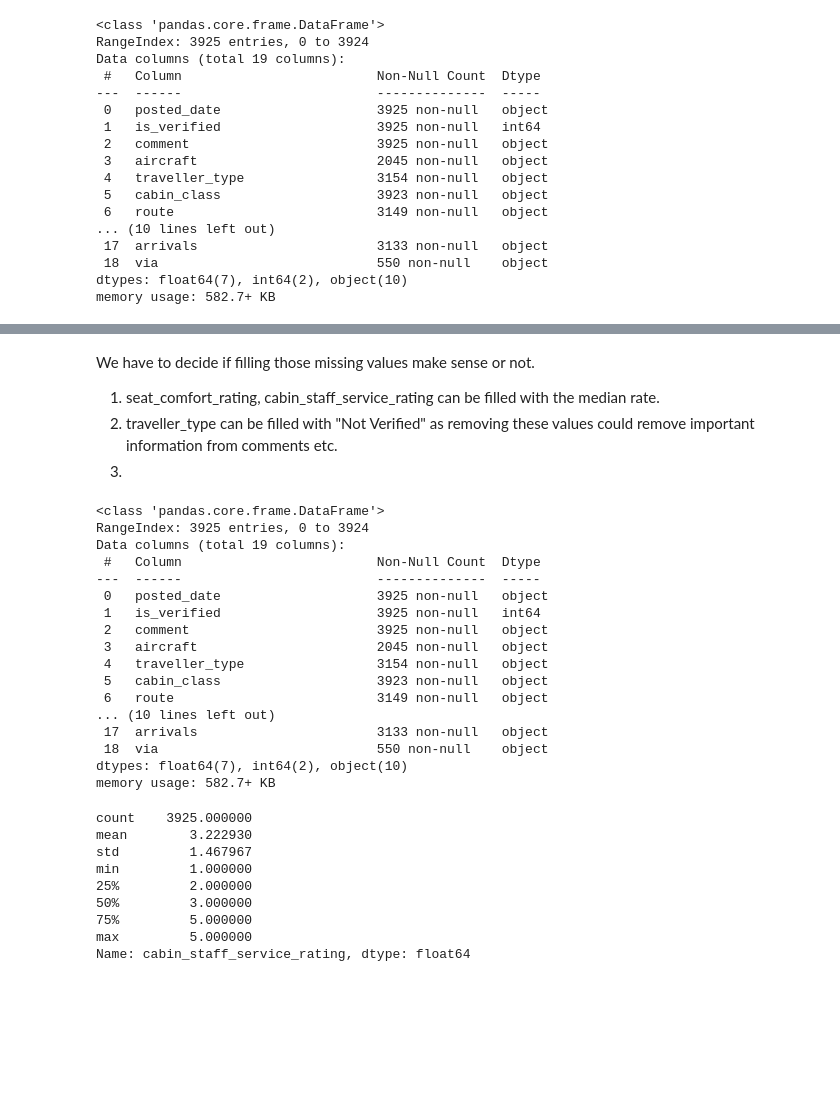
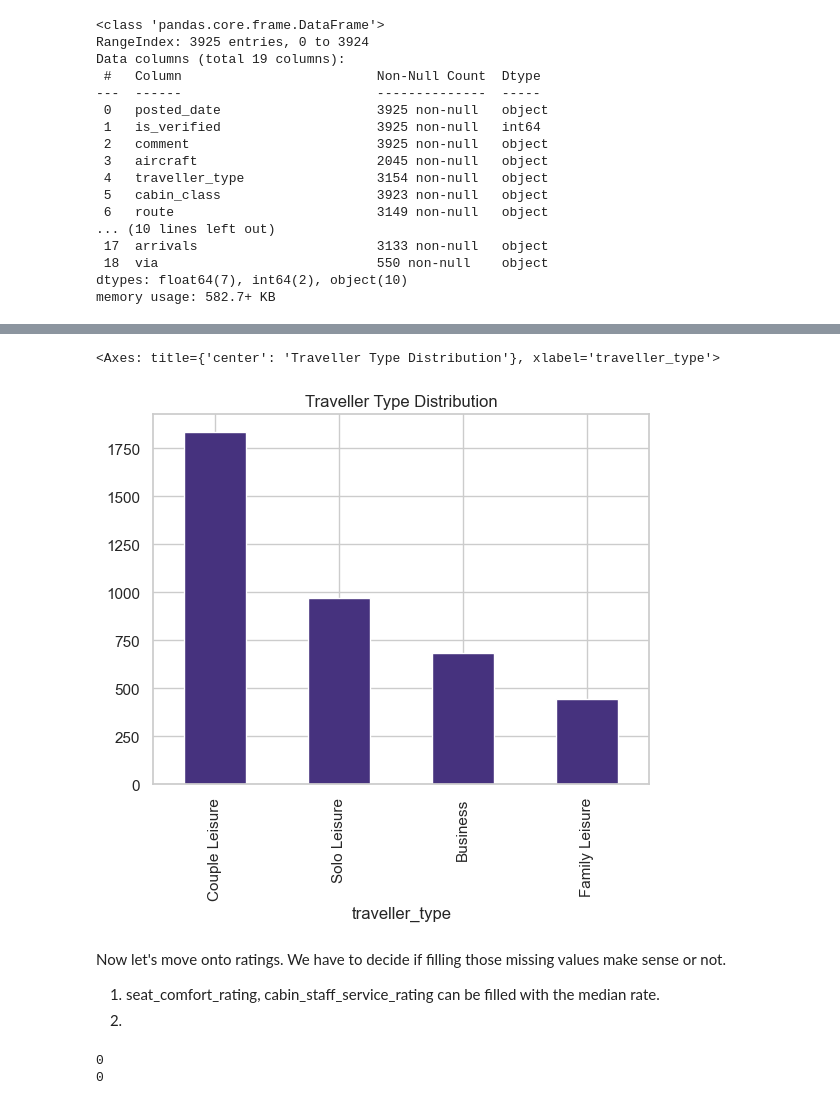
Before and after one commit to Arian-MU/BritishAirways, a Jupyter notebook: data-analysis.ipynb, the cells around one changed output, grey strips where cells are left out. Drawn from its saved outputs; the diff is of its cells as text; code cells hidden in the pictures; blank space fills up the shorter version.

```diff
--- a/data-analysis.ipynb
+++ b/data-analysis.ipynb
@@ -276,8 +312,14 @@ via: 86.0%
+# %%
+# print(df.traveller_type.unique())
+
+df['traveller_type'].value_counts().plot(kind='bar', title='Traveller Type Distribution')
+# %% [output]
+<Axes: title={'center': 'Traveller Type Distribution'}, xlabel='traveller_type'>
+[figure, added]
 # %% [markdown]
-We have to decide if filling those missing values make sense or not.
+Now let's move onto ratings. We have to decide if filling those missing values make sense or not.
 
 1. seat_comfort_rating, cabin_staff_service_rating can be filled with the median rate.
-2. traveller_type can be filled with "Not Verified" as removing these values could remove important information from comments etc.
 3.
 # %%
 # Replacing NaN for seat_comfort_rating, cabin_staff_service_rating with median rate.
@@ -287,34 +329,8 @@ cabin_staff_service_rating_median = df.cabin_staff_service_rating.median()
 df.seat_comfort_rating = df.seat_comfort_rating.fillna(seat_comfort_rating_median)
 df.cabin_staff_service_rating = df.cabin_staff_service_rating.fillna(cabin_staff_service_rating_median)
 
-df.info()
+print(df.seat_comfort_rating.isnull().sum())
+print(df.cabin_staff_service_rating.isnull().sum())
 # %% [output]
-<class 'pandas.core.frame.DataFrame'>
-RangeIndex: 3925 entries, 0 to 3924
-Data columns (total 19 columns):
- #   Column                         Non-Null Count  Dtype
----  ------                         --------------  -----
- 0   posted_date                    3925 non-null   object
- 1   is_verified                    3925 non-null   int64
- 2   comment                        3925 non-null   object
- 3   aircraft                       2045 non-null   object
- 4   traveller_type                 3154 non-null   object
- 5   cabin_class                    3923 non-null   object
- 6   route                          3149 non-null   object
-... (10 lines left out)
- 17  arrivals                       3133 non-null   object
- 18  via                            550 non-null    object
-dtypes: float64(7), int64(2), object(10)
-memory usage: 582.7+ KB
+0
+0
-# %%
-df.cabin_staff_service_rating.describe()
-# %% [output]
-count    3925.000000
-mean        3.222930
-std         1.467967
-min         1.000000
-25%         2.000000
-50%         3.000000
-75%         5.000000
-max         5.000000
-Name: cabin_staff_service_rating, dtype: float64
```
Also changed, not shown: parts of 75 cells of this notebook, 1 other file.
